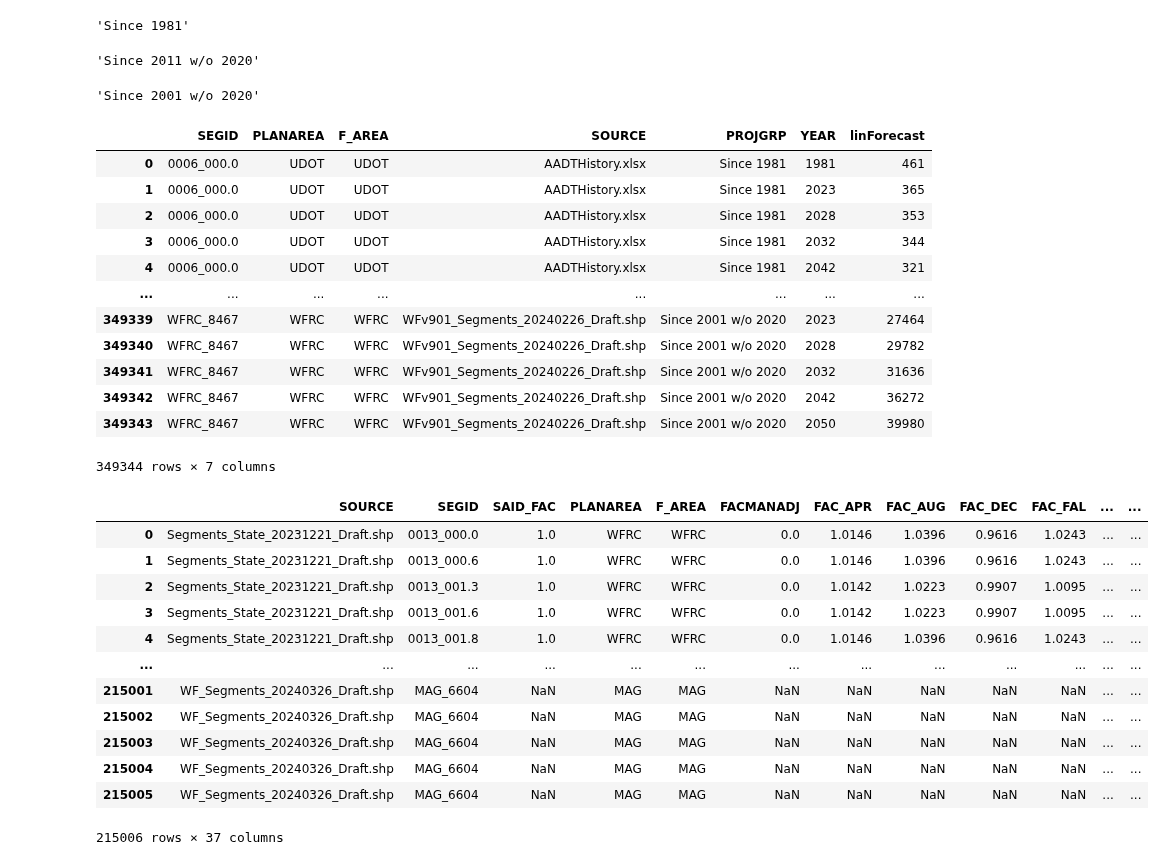
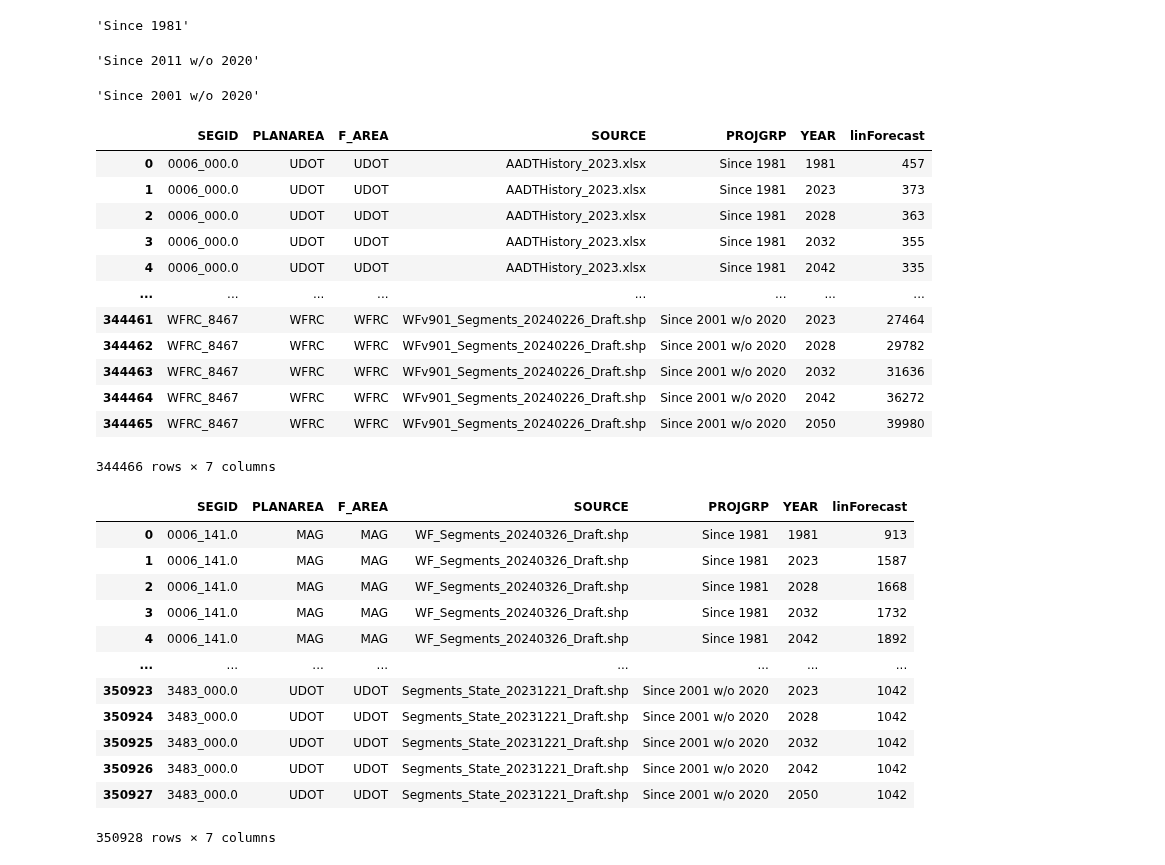
Before and after one commit to WFRCAnalytics/Traffic-Volume-Forecasts, a Jupyter notebook: 2-Prepare-Linear-Forecasts.ipynb, the cells around one changed output. Cells and saved outputs as stored; diff of their text form; code cells hidden in the pictures.

Commit message:
Update traffic forecast app with new USTM results

```diff
--- a/2-Prepare-Linear-Forecasts.ipynb
+++ b/2-Prepare-Linear-Forecasts.ipynb
@@ -7,18 +7,18 @@ import numpy as np
 from sklearn.linear_model import LinearRegression
 # %%
 # don't update these that have been locked
-lstLockPlanArea = ['WFRC']
+lstLockPlanArea = ['WFRC', 'MAG', 'Summit', 'Iron', 'Dixie', 'Cache']
 
 # GLOBAL VARIABLES
 future_years = [2023, 2028, 2032, 2042, 2050]
 # %%
 dfProjGroupsLinear = pd.DataFrame([
-#    ["Since 2012"         , 2012, 2022,     {}, "#FF0000", True ,  [5,5], 0.25],
-#    ["Since 2017"         , 2017, 2022,     {}, "#00FF00", True ,  [5,5], 0.25],
-    ["Since 1981"         , 1981, 2022,     {}, "#6948F4", False,  [5,5], 1.50],
-    ["Since 2011 w/o 2020", 2011, 2022, {2020}, "#FF0000", False,  [5,5], 0.50],
-#    ["Since 2016 w/o 2020", 2016, 2022, {2020}, "#00FF00", True , [10,5], 0.50],
-    ["Since 2001 w/o 2020", 2001, 2022, {2020}, "#F28705", False , [10,5], 0.50]
+#   ["Since 2012"         , 2012, 2022,     {}, "#FF0000", True ,  [5,5], 0.25],
+#   ["Since 2017"         , 2017, 2022,     {}, "#00FF00", True ,  [5,5], 0.25],
+    ["Since 1981"         , 1981, 2023,     {}, "#6948F4", False,  [5,5], 1.50],
+    ["Since 2011 w/o 2020", 2011, 2023, {2020}, "#FF0000", False,  [5,5], 0.50],
+#   ["Since 2016 w/o 2020", 2016, 2022, {2020}, "#00FF00", True , [10,5], 0.50],
+    ["Since 2001 w/o 2020", 2001, 2023, {2020}, "#F28705", False, [10,5], 0.50]
 ], columns=('pgName','pgYearFrom','pgYearTo','pgYearsExclude','pgColor','pgHidden','pgBorderDash','pgBorderWidth'))
 
 dfProjGroupsLinear.to_csv('intermediate/projection-groups.csv', index=False)
@@ -113,52 +113,52 @@ display(forecast_results)
 'Since 2011 w/o 2020'
 'Since 2001 w/o 2020'
 |  | SEGID | PLANAREA | F_AREA | SOURCE | PROJGRP | YEAR | linForecast |
-| 0 | 0006_000.0 | UDOT | UDOT | AADTHistory.xlsx | Since 1981 | 1981 | 461 |
-| 1 | 0006_000.0 | UDOT | UDOT | AADTHistory.xlsx | Since 1981 | 2023 | 365 |
-| 2 | 0006_000.0 | UDOT | UDOT | AADTHistory.xlsx | Since 1981 | 2028 | 353 |
-| 3 | 0006_000.0 | UDOT | UDOT | AADTHistory.xlsx | Since 1981 | 2032 | 344 |
-| 4 | 0006_000.0 | UDOT | UDOT | AADTHistory.xlsx | Since 1981 | 2042 | 321 |
+| 0 | 0006_000.0 | UDOT | UDOT | AADTHistory_2023.xlsx | Since 1981 | 1981 | 457 |
+| 1 | 0006_000.0 | UDOT | UDOT | AADTHistory_2023.xlsx | Since 1981 | 2023 | 373 |
+| 2 | 0006_000.0 | UDOT | UDOT | AADTHistory_2023.xlsx | Since 1981 | 2028 | 363 |
+| 3 | 0006_000.0 | UDOT | UDOT | AADTHistory_2023.xlsx | Since 1981 | 2032 | 355 |
+| 4 | 0006_000.0 | UDOT | UDOT | AADTHistory_2023.xlsx | Since 1981 | 2042 | 335 |
 | ... | ... | ... | ... | ... | ... | ... | ... |
-| 349339 | WFRC_8467 | WFRC | WFRC | WFv901_Segments_20240226_Draft.shp | Since 2001 w/o 2020 | 2023 | 27464 |
-| 349340 | WFRC_8467 | WFRC | WFRC | WFv901_Segments_20240226_Draft.shp | Since 2001 w/o 2020 | 2028 | 29782 |
-| 349341 | WFRC_8467 | WFRC | WFRC | WFv901_Segments_20240226_Draft.shp | Since 2001 w/o 2020 | 2032 | 31636 |
-| 349342 | WFRC_8467 | WFRC | WFRC | WFv901_Segments_20240226_Draft.shp | Since 2001 w/o 2020 | 2042 | 36272 |
-| 349343 | WFRC_8467 | WFRC | WFRC | WFv901_Segments_20240226_Draft.shp | Since 2001 w/o 2020 | 2050 | 39980 |
+| 344461 | WFRC_8467 | WFRC | WFRC | WFv901_Segments_20240226_Draft.shp | Since 2001 w/o 2020 | 2023 | 27464 |
+| 344462 | WFRC_8467 | WFRC | WFRC | WFv901_Segments_20240226_Draft.shp | Since 2001 w/o 2020 | 2028 | 29782 |
+| 344463 | WFRC_8467 | WFRC | WFRC | WFv901_Segments_20240226_Draft.shp | Since 2001 w/o 2020 | 2032 | 31636 |
+| 344464 | WFRC_8467 | WFRC | WFRC | WFv901_Segments_20240226_Draft.shp | Since 2001 w/o 2020 | 2042 | 36272 |
+| 344465 | WFRC_8467 | WFRC | WFRC | WFv901_Segments_20240226_Draft.shp | Since 2001 w/o 2020 | 2050 | 39980 |
-349344 rows × 7 columns
+344466 rows × 7 columns
 # %%
 # merge locked with unlocked
 
 if len(lstLockPlanArea):
     # export final file
-    forecast_results_Prev = pd.read_csv('intermediate/factors.csv')
+    forecast_results_Prev = pd.read_csv('intermediate/linear-forecasts.csv')
     forecast_results_Locked = forecast_results_Prev[forecast_results_Prev['PLANAREA'].isin(lstLockPlanArea)].copy()
 
     forecast_results_Unlocked = forecast_results[~forecast_results['PLANAREA'].isin(lstLockPlanArea)].copy()
 
     # Concatenate the locked and unlocked DataFrames
     forecast_results_Merged = pd.concat([forecast_results_Locked, forecast_results_Unlocked])
 
     # Reset the index of the final DataFrame, if needed
     forecast_results_Merged.reset_index(drop=True, inplace=True)
 
 else:
     forecast_results_Merged = forecast_results
 
 forecast_results_Merged
 # %% [output]
-|  | SOURCE | SEGID | SAID_FAC | PLANAREA | F_AREA | FACMANADJ | FAC_APR | FAC_AUG | FAC_DEC | FAC_FAL | ... | ... |
-| 0 | Segments_State_20231221_Draft.shp | 0013_000.0 | 1.0 | WFRC | WFRC | 0.0 | 1.0146 | 1.0396 | 0.9616 | 1.0243 | ... | ... |
-| 1 | Segments_State_20231221_Draft.shp | 0013_000.6 | 1.0 | WFRC | WFRC | 0.0 | 1.0146 | 1.0396 | 0.9616 | 1.0243 | ... | ... |
-| 2 | Segments_State_20231221_Draft.shp | 0013_001.3 | 1.0 | WFRC | WFRC | 0.0 | 1.0142 | 1.0223 | 0.9907 | 1.0095 | ... | ... |
-| 3 | Segments_State_20231221_Draft.shp | 0013_001.6 | 1.0 | WFRC | WFRC | 0.0 | 1.0142 | 1.0223 | 0.9907 | 1.0095 | ... | ... |
-| 4 | Segments_State_20231221_Draft.shp | 0013_001.8 | 1.0 | WFRC | WFRC | 0.0 | 1.0146 | 1.0396 | 0.9616 | 1.0243 | ... | ... |
-| ... | ... | ... | ... | ... | ... | ... | ... | ... | ... | ... | ... | ... |
-| 215001 | WF_Segments_20240326_Draft.shp | MAG_6604 | NaN | MAG | MAG | NaN | NaN | NaN | NaN | NaN | ... | ... |
-| 215002 | WF_Segments_20240326_Draft.shp | MAG_6604 | NaN | MAG | MAG | NaN | NaN | NaN | NaN | NaN | ... | ... |
-| 215003 | WF_Segments_20240326_Draft.shp | MAG_6604 | NaN | MAG | MAG | NaN | NaN | NaN | NaN | NaN | ... | ... |
-| 215004 | WF_Segments_20240326_Draft.shp | MAG_6604 | NaN | MAG | MAG | NaN | NaN | NaN | NaN | NaN | ... | ... |
-| 215005 | WF_Segments_20240326_Draft.shp | MAG_6604 | NaN | MAG | MAG | NaN | NaN | NaN | NaN | NaN | ... | ... |
+|  | SEGID | PLANAREA | F_AREA | SOURCE | PROJGRP | YEAR | linForecast |
+| 0 | 0006_141.0 | MAG | MAG | WF_Segments_20240326_Draft.shp | Since 1981 | 1981 | 913 |
+| 1 | 0006_141.0 | MAG | MAG | WF_Segments_20240326_Draft.shp | Since 1981 | 2023 | 1587 |
+| 2 | 0006_141.0 | MAG | MAG | WF_Segments_20240326_Draft.shp | Since 1981 | 2028 | 1668 |
+| 3 | 0006_141.0 | MAG | MAG | WF_Segments_20240326_Draft.shp | Since 1981 | 2032 | 1732 |
+| 4 | 0006_141.0 | MAG | MAG | WF_Segments_20240326_Draft.shp | Since 1981 | 2042 | 1892 |
+| ... | ... | ... | ... | ... | ... | ... | ... |
+| 350923 | 3483_000.0 | UDOT | UDOT | Segments_State_20231221_Draft.shp | Since 2001 w/o 2020 | 2023 | 1042 |
+| 350924 | 3483_000.0 | UDOT | UDOT | Segments_State_20231221_Draft.shp | Since 2001 w/o 2020 | 2028 | 1042 |
+| 350925 | 3483_000.0 | UDOT | UDOT | Segments_State_20231221_Draft.shp | Since 2001 w/o 2020 | 2032 | 1042 |
+| 350926 | 3483_000.0 | UDOT | UDOT | Segments_State_20231221_Draft.shp | Since 2001 w/o 2020 | 2042 | 1042 |
+| 350927 | 3483_000.0 | UDOT | UDOT | Segments_State_20231221_Draft.shp | Since 2001 w/o 2020 | 2050 | 1042 |
-215006 rows × 37 columns
+350928 rows × 7 columns
 # %%
 # export csv
 forecast_results.to_csv('intermediate/linear-forecasts.csv', index=False)
```
Also changed, not shown: parts of 3 cells of this notebook, 36 other files.
